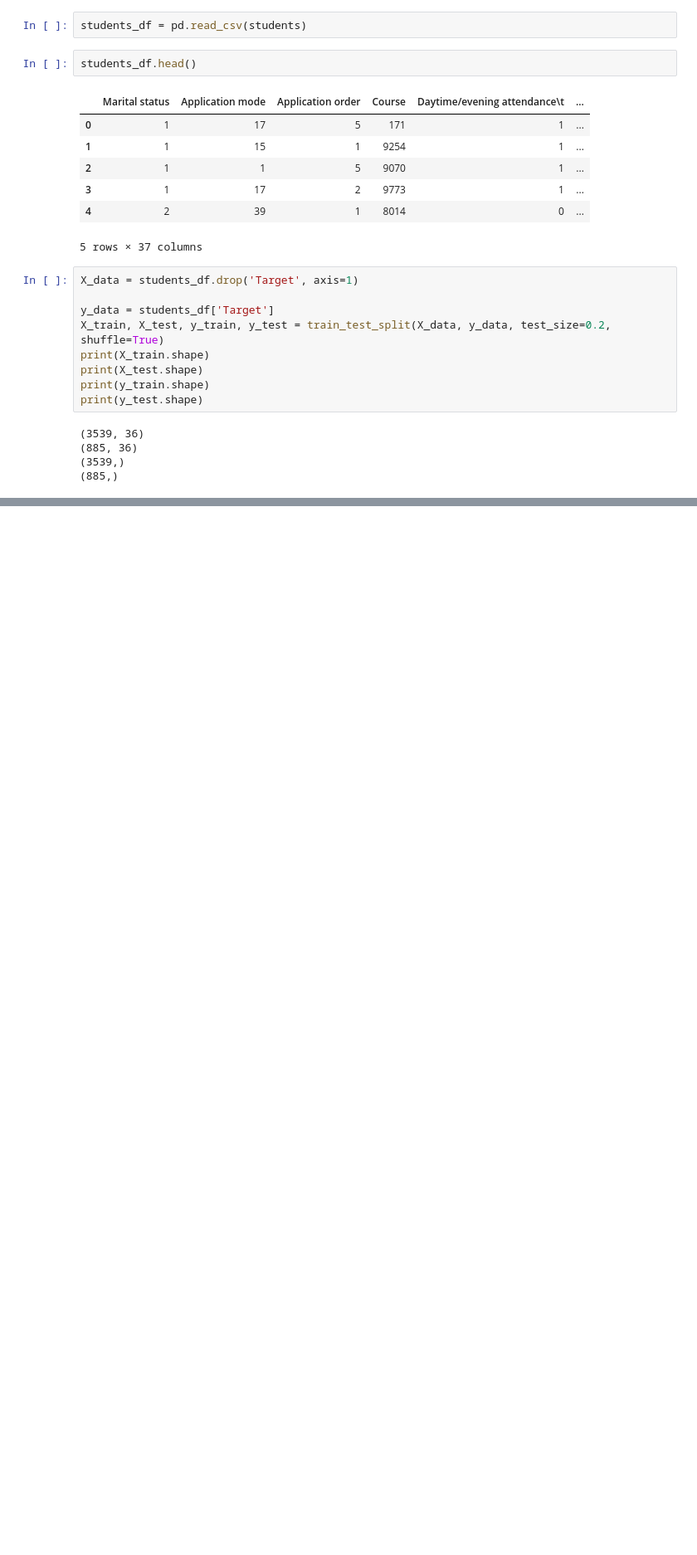
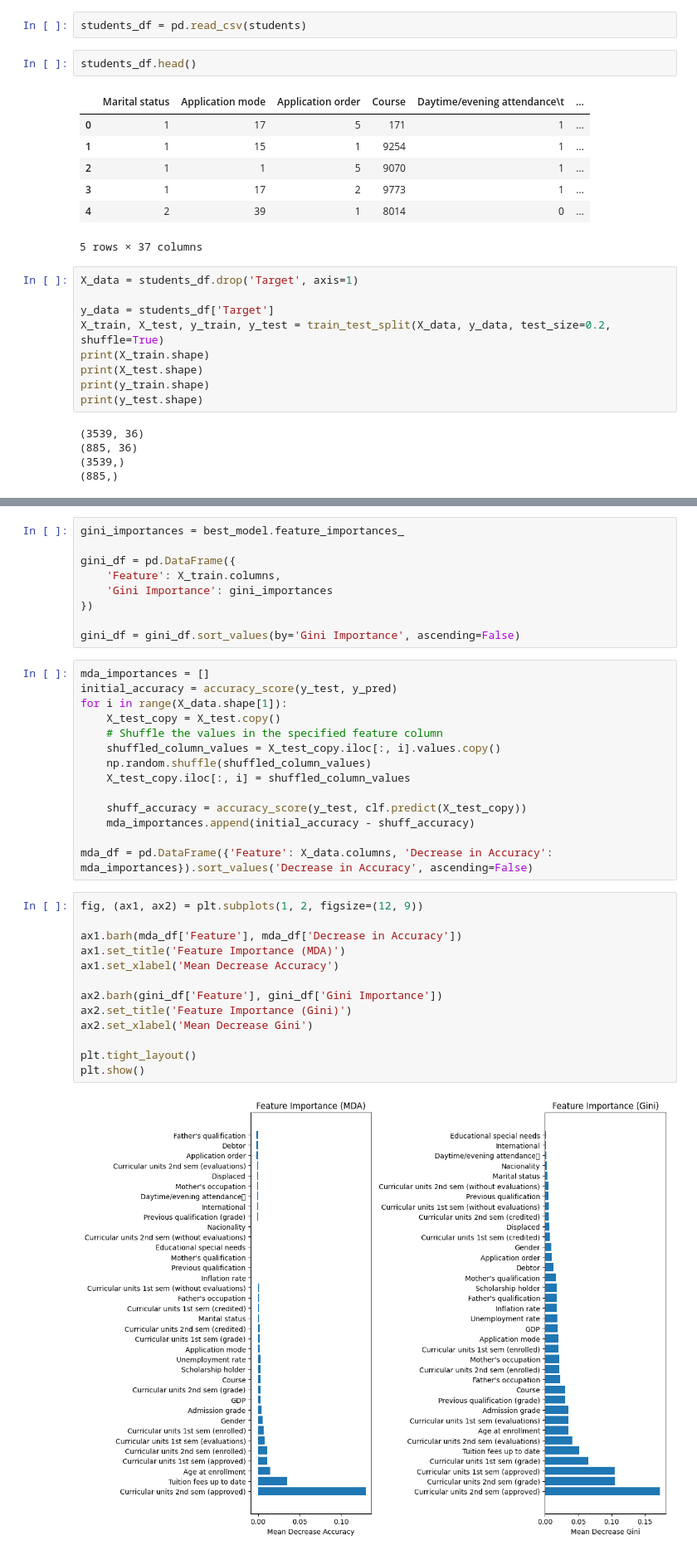
Before and after one commit to NylesR/csc659-group6-project, a Jupyter notebook: rf.ipynb, the cells around one changed output, grey strips where cells are left out. Shown at 83% size. Saved outputs shown, nothing was run; the diff lists cells and outputs as text; blank space fills up the shorter version.

```diff
--- a/rf.ipynb
+++ b/rf.ipynb
@@ -59,0 +110,38 @@ Trees: 600, Max Depth: 12, OOB Score: 0.7697089573325798
+# %%
+gini_importances = best_model.feature_importances_
+
+gini_df = pd.DataFrame({
+    'Feature': X_train.columns,
+    'Gini Importance': gini_importances
+})
+
+gini_df = gini_df.sort_values(by='Gini Importance', ascending=False)
+# %%
+mda_importances = []
+initial_accuracy = accuracy_score(y_test, y_pred)
+for i in range(X_data.shape[1]):
+    X_test_copy = X_test.copy()
+    # Shuffle the values in the specified feature column
+    shuffled_column_values = X_test_copy.iloc[:, i].values.copy()
+    np.random.shuffle(shuffled_column_values)
+    X_test_copy.iloc[:, i] = shuffled_column_values
+
+    shuff_accuracy = accuracy_score(y_test, clf.predict(X_test_copy))
+    mda_importances.append(initial_accuracy - shuff_accuracy)
+
+mda_df = pd.DataFrame({'Feature': X_data.columns, 'Decrease in Accuracy': mda_importances}).sort_values('Decrease in Accuracy', ascending=False)
+# %%
+fig, (ax1, ax2) = plt.subplots(1, 2, figsize=(12, 9))
+
+ax1.barh(mda_df['Feature'], mda_df['Decrease in Accuracy'])
+ax1.set_title('Feature Importance (MDA)')
+ax1.set_xlabel('Mean Decrease Accuracy')
+
+ax2.barh(gini_df['Feature'], gini_df['Gini Importance'])
+ax2.set_title('Feature Importance (Gini)')
+ax2.set_xlabel('Mean Decrease Gini')
+
+plt.tight_layout()
+plt.show()
+# %% [output]
+[figure, added]
```
Also changed, not shown: parts of 5 cells of this notebook.
